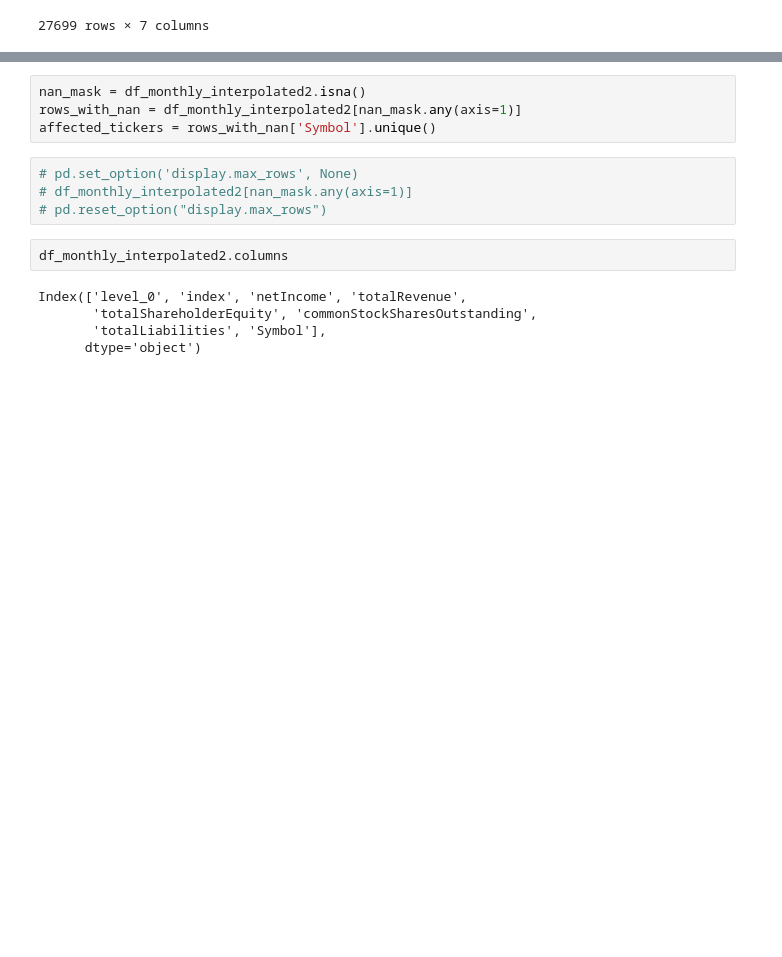
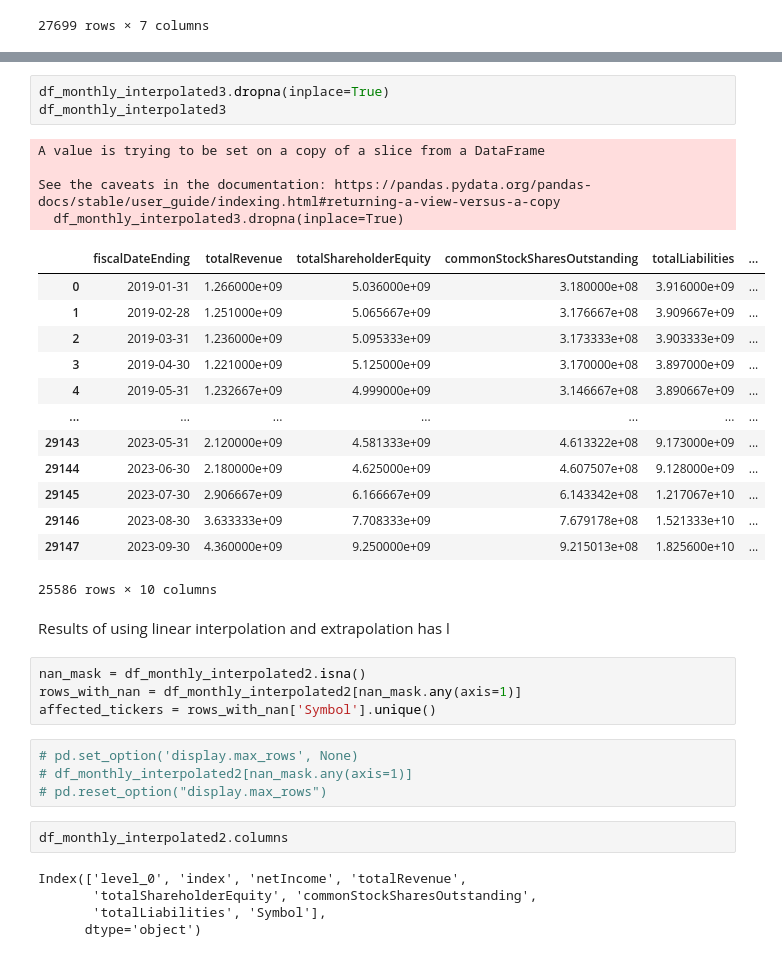
Before and after one commit to Noorasyikeen/InvestoInsight, a Jupyter notebook: notebooks/huiye-data.ipynb, the cells around one changed output, grey strips where cells are left out. Drawn from its saved outputs; the diff is of its cells as text; blank space fills up the shorter version.

```diff
--- a/notebooks/huiye-data.ipynb
+++ b/notebooks/huiye-data.ipynb
@@ -754,3 +908,26 @@ df_monthly_interpolated3.drop(columns='index')
+# %%
+df_monthly_interpolated3.dropna(inplace=True)
+df_monthly_interpolated3
+# %% [output]
+A value is trying to be set on a copy of a slice from a DataFrame
+
+See the caveats in the documentation: https://pandas.pydata.org/pandas-docs/stable/user_guide/indexing.html#returning-a-view-versus-a-copy
+  df_monthly_interpolated3.dropna(inplace=True)
+|  | fiscalDateEnding | totalRevenue | totalShareholderEquity | commonStockSharesOutstanding | totalLiabilities | ... |
+| 0 | 2019-01-31 | 1.266000e+09 | 5.036000e+09 | 3.180000e+08 | 3.916000e+09 | ... |
+| 1 | 2019-02-28 | 1.251000e+09 | 5.065667e+09 | 3.176667e+08 | 3.909667e+09 | ... |
+| 2 | 2019-03-31 | 1.236000e+09 | 5.095333e+09 | 3.173333e+08 | 3.903333e+09 | ... |
+| 3 | 2019-04-30 | 1.221000e+09 | 5.125000e+09 | 3.170000e+08 | 3.897000e+09 | ... |
+| 4 | 2019-05-31 | 1.232667e+09 | 4.999000e+09 | 3.146667e+08 | 3.890667e+09 | ... |
+| ... | ... | ... | ... | ... | ... | ... |
+| 29143 | 2023-05-31 | 2.120000e+09 | 4.581333e+09 | 4.613322e+08 | 9.173000e+09 | ... |
+| 29144 | 2023-06-30 | 2.180000e+09 | 4.625000e+09 | 4.607507e+08 | 9.128000e+09 | ... |
+| 29145 | 2023-07-30 | 2.906667e+09 | 6.166667e+09 | 6.143342e+08 | 1.217067e+10 | ... |
+| 29146 | 2023-08-30 | 3.633333e+09 | 7.708333e+09 | 7.679178e+08 | 1.521333e+10 | ... |
+| 29147 | 2023-09-30 | 4.360000e+09 | 9.250000e+09 | 9.215013e+08 | 1.825600e+10 | ... |
+25586 rows × 10 columns
+# %% [markdown]
+Results of using linear interpolation and extrapolation has l
 # %%
 nan_mask = df_monthly_interpolated2.isna()
 rows_with_nan = df_monthly_interpolated2[nan_mask.any(axis=1)]
```
Also changed, not shown: parts of 11 cells of this notebook.
